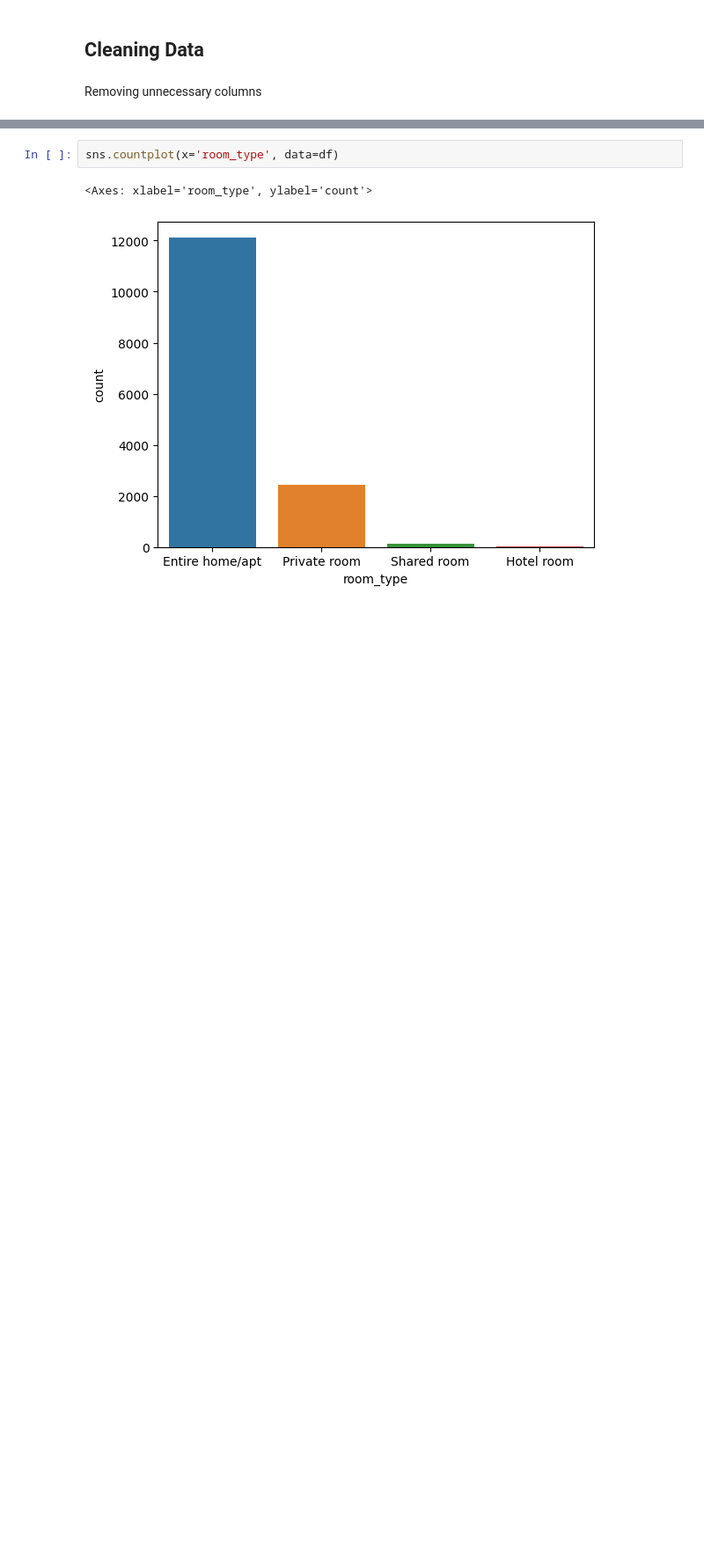
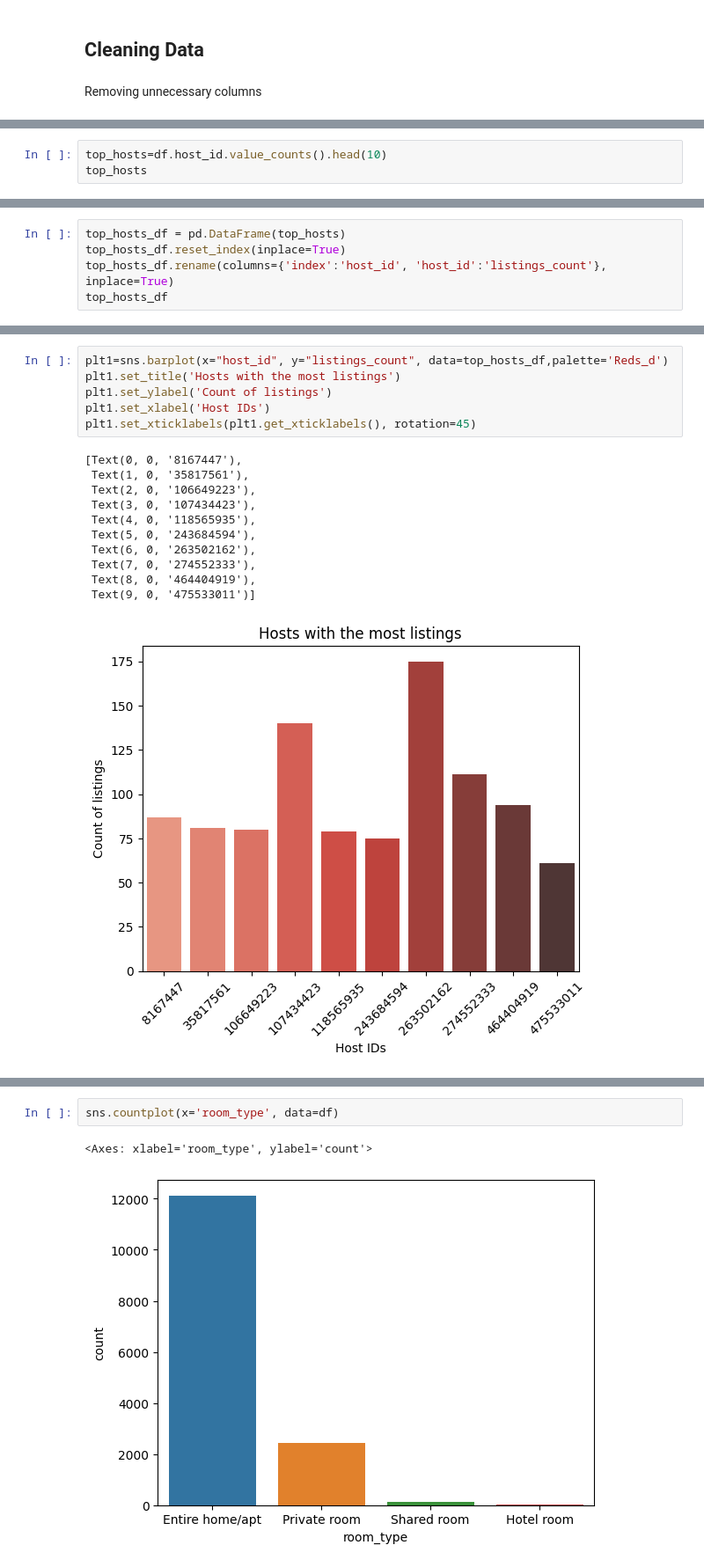
Before and after one commit to HatemGamal/ElectroPi, a Jupyter notebook: AirbnbDataAnalysis.ipynb, the cells around one changed output, grey strips where cells are left out. Shown: that part at 88% size. Saved outputs shown, nothing was run; the diff lists cells and outputs as text; blank space fills up the shorter version.

```diff
--- a/AirbnbDataAnalysis.ipynb
+++ b/AirbnbDataAnalysis.ipynb
@@ -66,0 +168,3 @@ memory usage: 1.5+ MB
+# %%
+top_hosts=df.host_id.value_counts().head(10)
+top_hosts
@@ -66,0 +185,5 @@ memory usage: 1.5+ MB
+# %%
+top_hosts_df = pd.DataFrame(top_hosts)
+top_hosts_df.reset_index(inplace=True)
+top_hosts_df.rename(columns={'index':'host_id', 'host_id':'listings_count'}, inplace=True)
+top_hosts_df
@@ -67 +202,19 @@ memory usage: 1.5+ MB
+# %%
+plt1=sns.barplot(x="host_id", y="listings_count", data=top_hosts_df,palette='Reds_d')
+plt1.set_title('Hosts with the most listings')
+plt1.set_ylabel('Count of listings')
+plt1.set_xlabel('Host IDs')
+plt1.set_xticklabels(plt1.get_xticklabels(), rotation=45)
+# %% [output]
+[Text(0, 0, '8167447'),
+ Text(1, 0, '35817561'),
+ Text(2, 0, '106649223'),
+ Text(3, 0, '107434423'),
+ Text(4, 0, '118565935'),
+ Text(5, 0, '243684594'),
+ Text(6, 0, '263502162'),
+ Text(7, 0, '274552333'),
+ Text(8, 0, '464404919'),
+ Text(9, 0, '475533011')]
+[figure, added]
 # %%
```
Also changed, not shown: parts of 63 cells of this notebook.
